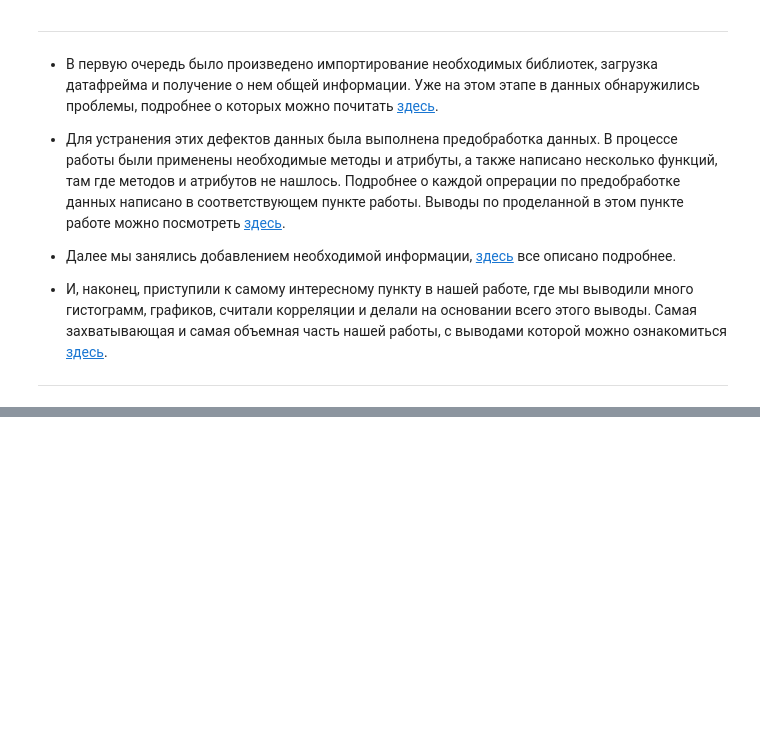
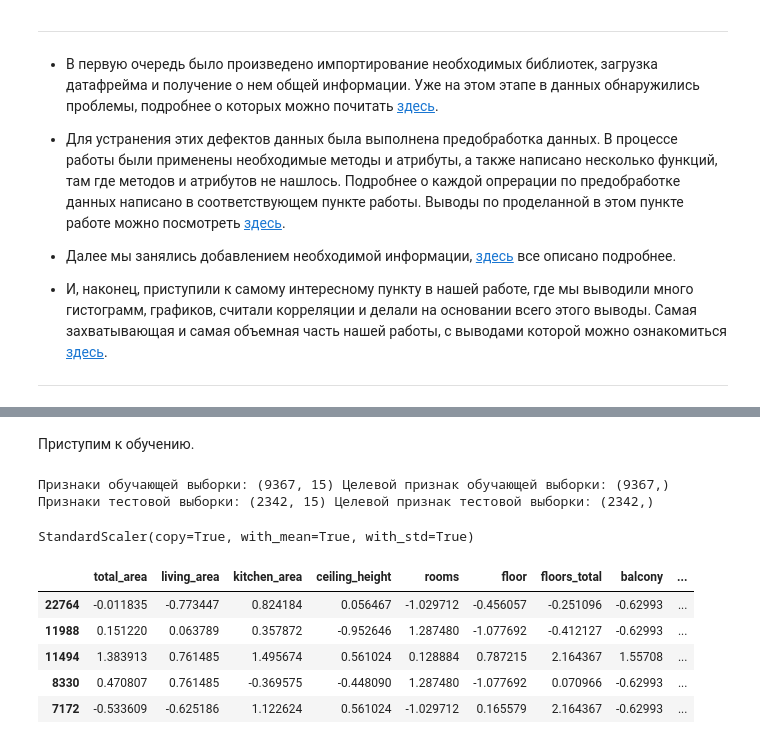
Before and after one commit to Ernest-Ketner/Yandex.Praktikum-projects, a Jupyter notebook: 03-research-of-apartments-for-sale/03-research-of-apartments-for-sale .ipynb, the cells around one changed output, grey strips where cells are left out. Saved outputs shown, nothing was run; the diff lists cells and outputs as text; code cells hidden in the pictures; blank space fills up the shorter version.

```diff
--- a/03-research-of-apartments-for-sale/03-research-of-apartments-for-sale.ipynb
+++ b/03-research-of-apartments-for-sale/03-research-of-apartments-for-sale .ipynb
@@ -1600,0 +1673,2 @@ ___
+# %% [markdown]
+Приступим к обучению.
@@ -1600,0 +1678,29 @@ ___
+# %%
+X_train, X_test, y_train, y_test = train_test_split(X, y, test_size=0.2, random_state=228)
+# %%
+print('Признаки обучающей выборки:',X_train.shape,
+      'Целевой признак обучающей выборки:',y_train.shape,
+      'Признаки тестовой выборки:', X_test.shape,
+      'Целевой признак тестовой выборки:', y_test.shape)
+# %% [output]
+Признаки обучающей выборки: (9367, 15) Целевой признак обучающей выборки: (9367,) Признаки тестовой выборки: (2342, 15) Целевой признак тестовой выборки: (2342,)
+# %%
+numeric = ['total_area', 'living_area', 'kitchen_area', 'ceiling_height', 'rooms', 'floor', 'floors_total','balcony',
+           'total_images', 'cityCenters_nearest', 'parks_around3000', 'ponds_around3000', 'cityCenters_nearest_km']
+# %%
+scaler = StandardScaler()
+scaler.fit(X_train[numeric])
+# %% [output]
+StandardScaler(copy=True, with_mean=True, with_std=True)
+# %%
+X_train[numeric] = scaler.transform(X_train[numeric])
+X_test[numeric] = scaler.transform(X_test[numeric])
+# %%
+X_train.head()
+# %% [output]
+|  | total_area | living_area | kitchen_area | ceiling_height | rooms | floor | floors_total | balcony | ... |
+| 22764 | -0.011835 | -0.773447 | 0.824184 | 0.056467 | -1.029712 | -0.456057 | -0.251096 | -0.62993 | ... |
+| 11988 | 0.151220 | 0.063789 | 0.357872 | -0.952646 | 1.287480 | -1.077692 | -0.412127 | -0.62993 | ... |
+| 11494 | 1.383913 | 0.761485 | 1.495674 | 0.561024 | 0.128884 | 0.787215 | 2.164367 | 1.55708 | ... |
+| 8330 | 0.470807 | 0.761485 | -0.369575 | -0.448090 | 1.287480 | -1.077692 | 0.070966 | -0.62993 | ... |
+| 7172 | -0.533609 | -0.625186 | 1.122624 | 0.561024 | -1.029712 | 0.165579 | 2.164367 | -0.62993 | ... |
```
Also changed, not shown: parts of 34 cells of this notebook.
